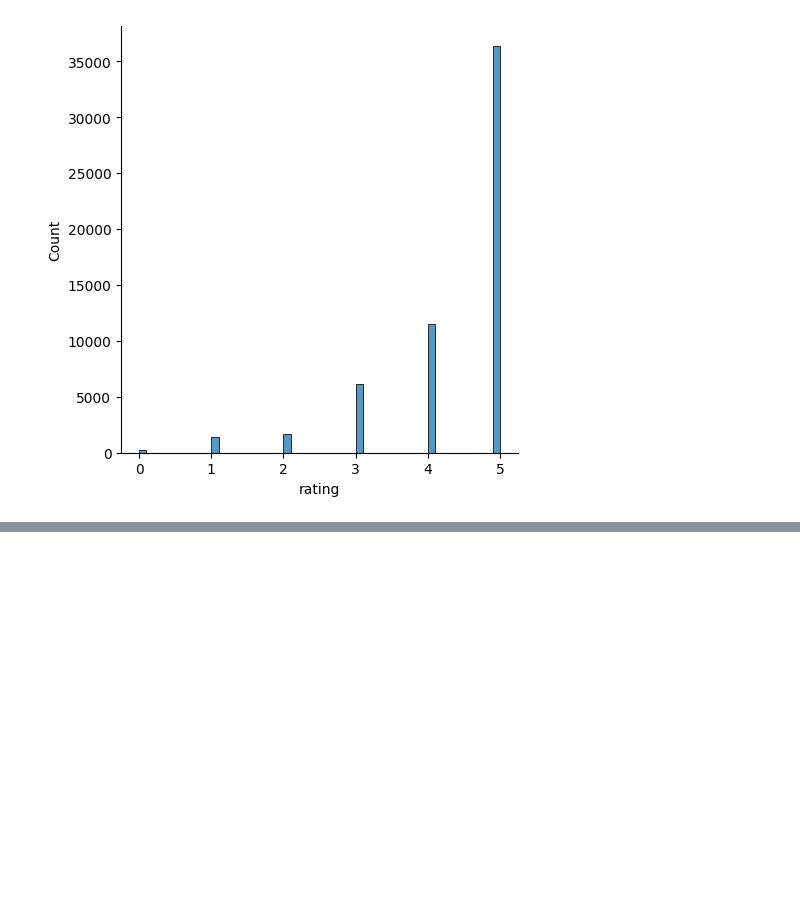
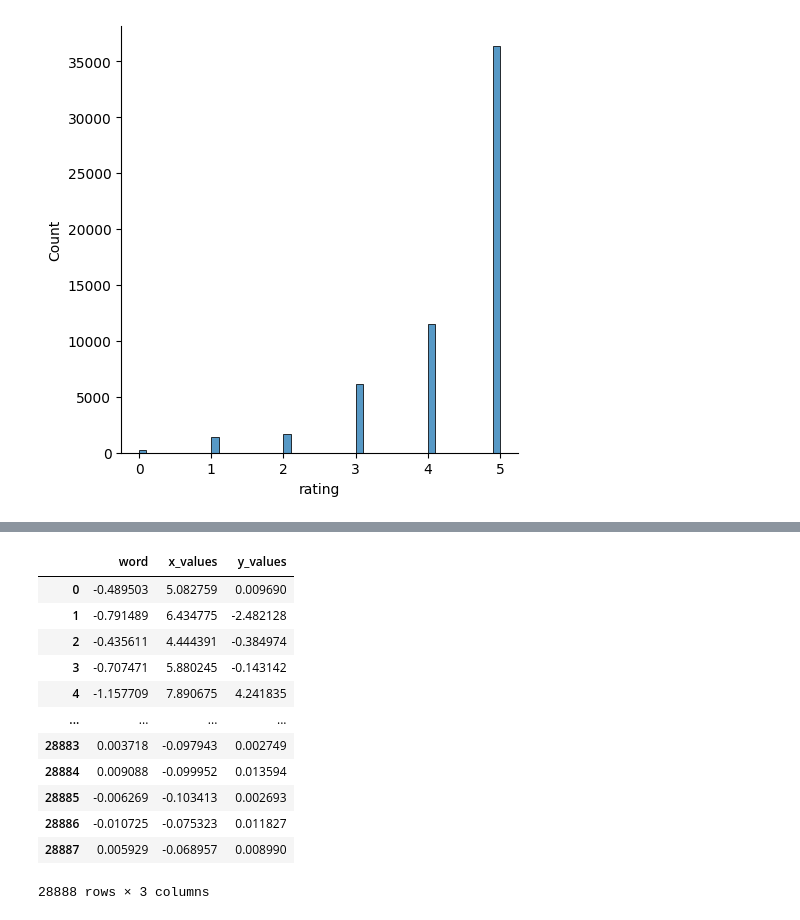
Before and after one commit to PointTensor/london-hygiene-rating, a Jupyter notebook: main.ipynb, the cells around one changed output, grey strips where cells are left out. Saved outputs shown, nothing was run; the diff lists cells and outputs as text; code cells hidden in the pictures; blank space fills up the shorter version.

```diff
--- a/main.ipynb
+++ b/main.ipynb
@@ -154,3 +159,12 @@ sn.displot(data=df, x='rating', binwidth=0.1)
 # %% [output]
 <seaborn.axisgrid.FacetGrid at 0x...>
 [figure]
+# %%
+def build_corpus(data):
+    corpus = []
+    for sentence in data.iteritems():
+        word_list = sentence[1].split(" ")
+        corpus.append(word_list)
+    return corpus
+
+corpus = build_corpus(df['name'])
@@ -156,0 +234,16 @@ sn.displot(data=df, x='rating', binwidth=0.1)
+# %%
+PCA_data_complet
+# %% [output]
+|  | word | x_values | y_values |
+| 0 | -0.489503 | 5.082759 | 0.009690 |
+| 1 | -0.791489 | 6.434775 | -2.482128 |
+| 2 | -0.435611 | 4.444391 | -0.384974 |
+| 3 | -0.707471 | 5.880245 | -0.143142 |
+| 4 | -1.157709 | 7.890675 | 4.241835 |
+| ... | ... | ... | ... |
+| 28883 | 0.003718 | -0.097943 | 0.002749 |
+| 28884 | 0.009088 | -0.099952 | 0.013594 |
+| 28885 | -0.006269 | -0.103413 | 0.002693 |
+| 28886 | -0.010725 | -0.075323 | 0.011827 |
+| 28887 | 0.005929 | -0.068957 | 0.008990 |
+28888 rows × 3 columns
```
Also changed, not shown: parts of 7 cells of this notebook, 1 other file.
